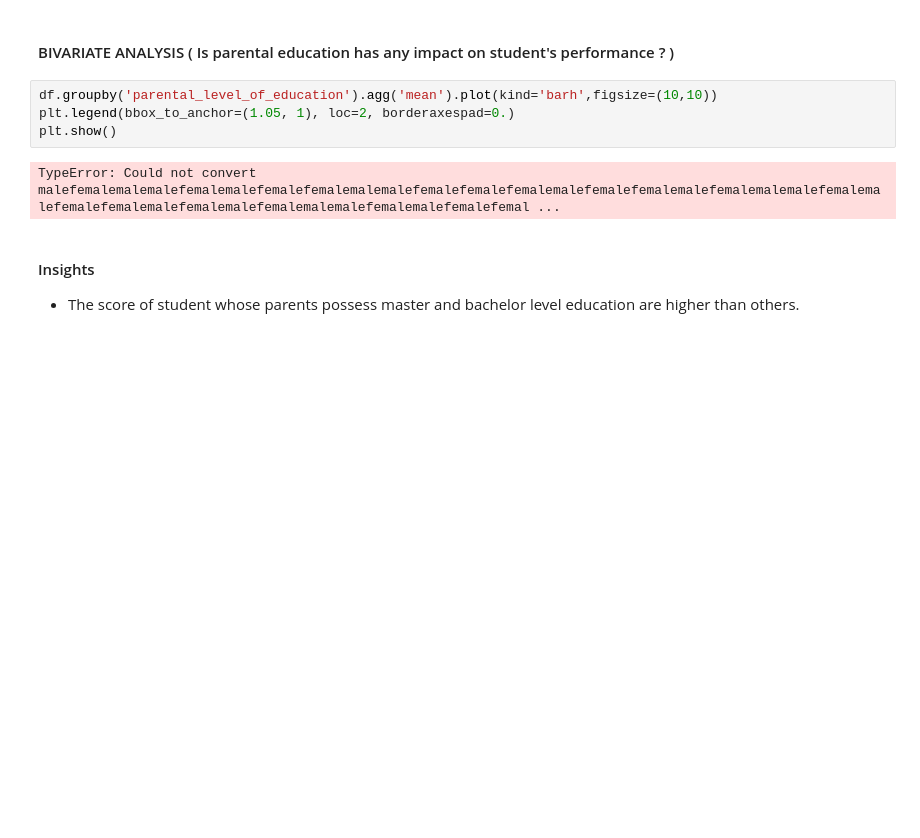
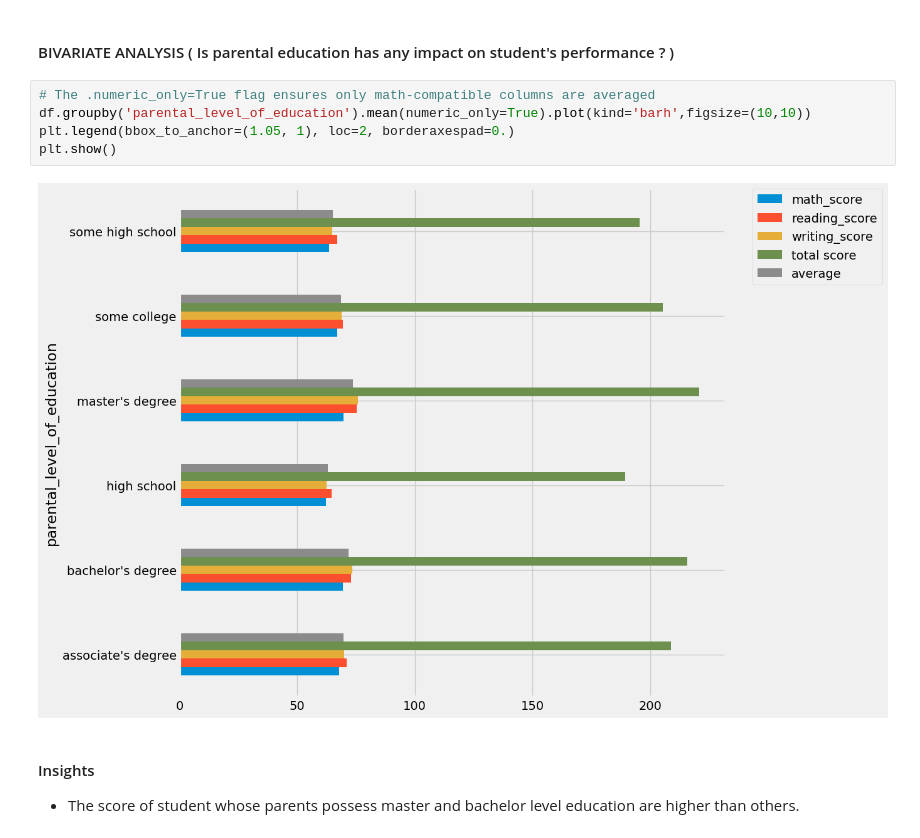
Before and after one commit to nitinjadhav888/mlproject, a Jupyter notebook: Notebook/1 . EDA STUDENT PERFORMANCE .ipynb, the cells around one changed output. Saved outputs shown, nothing was run; the diff lists cells and outputs as text; blank space fills up the shorter version.

```diff
--- a/Notebook/1 . EDA STUDENT PERFORMANCE .ipynb
+++ b/Notebook/1 . EDA STUDENT PERFORMANCE .ipynb
@@ -540,11 +540,12 @@ plt.show()
 # %% [markdown]
 #### BIVARIATE ANALYSIS ( Is parental education has any impact on student's performance ? )
 # %%
-df.groupby('parental_level_of_education').agg('mean').plot(kind='barh',figsize=(10,10))
+# The .numeric_only=True flag ensures only math-compatible columns are averaged
+df.groupby('parental_level_of_education').mean(numeric_only=True).plot(kind='barh',figsize=(10,10))
 plt.legend(bbox_to_anchor=(1.05, 1), loc=2, borderaxespad=0.)
 plt.show()
 # %% [output]
-TypeError: Could not convert malefemalemalemalefemalemalefemalefemalemalemalefemalefemalefemalemalefemalefemalemalefemalemalemalefemalemalefemalefemalemalefemalemalefemalemalemalefemalemalefemalefemal ...
+[figure, added]
 # %% [markdown]
 #### Insights
 - The score of student whose parents possess master and bachelor level education are higher than others.
```
Also changed, not shown: parts of 13 cells of this notebook, 12 other files.
